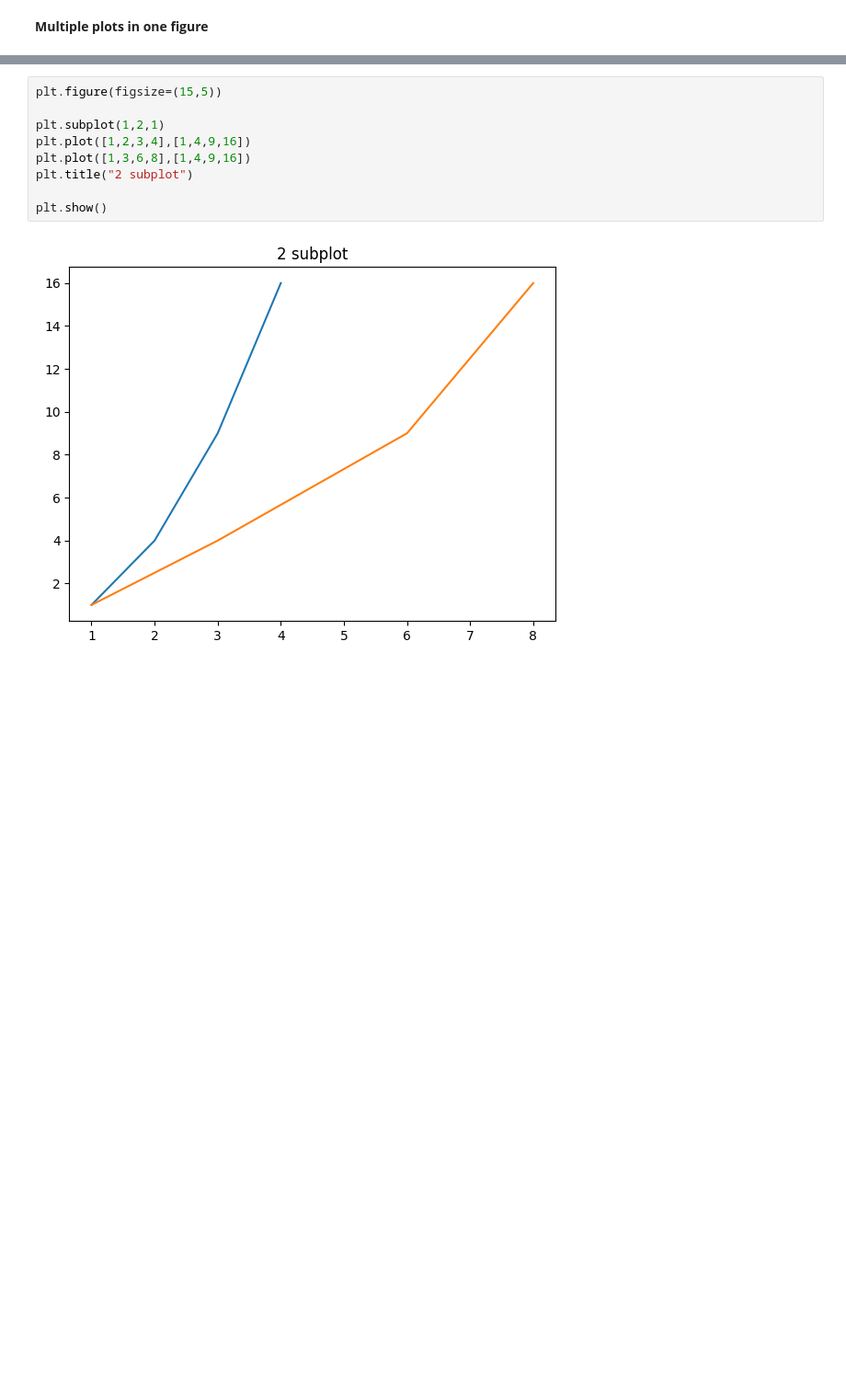
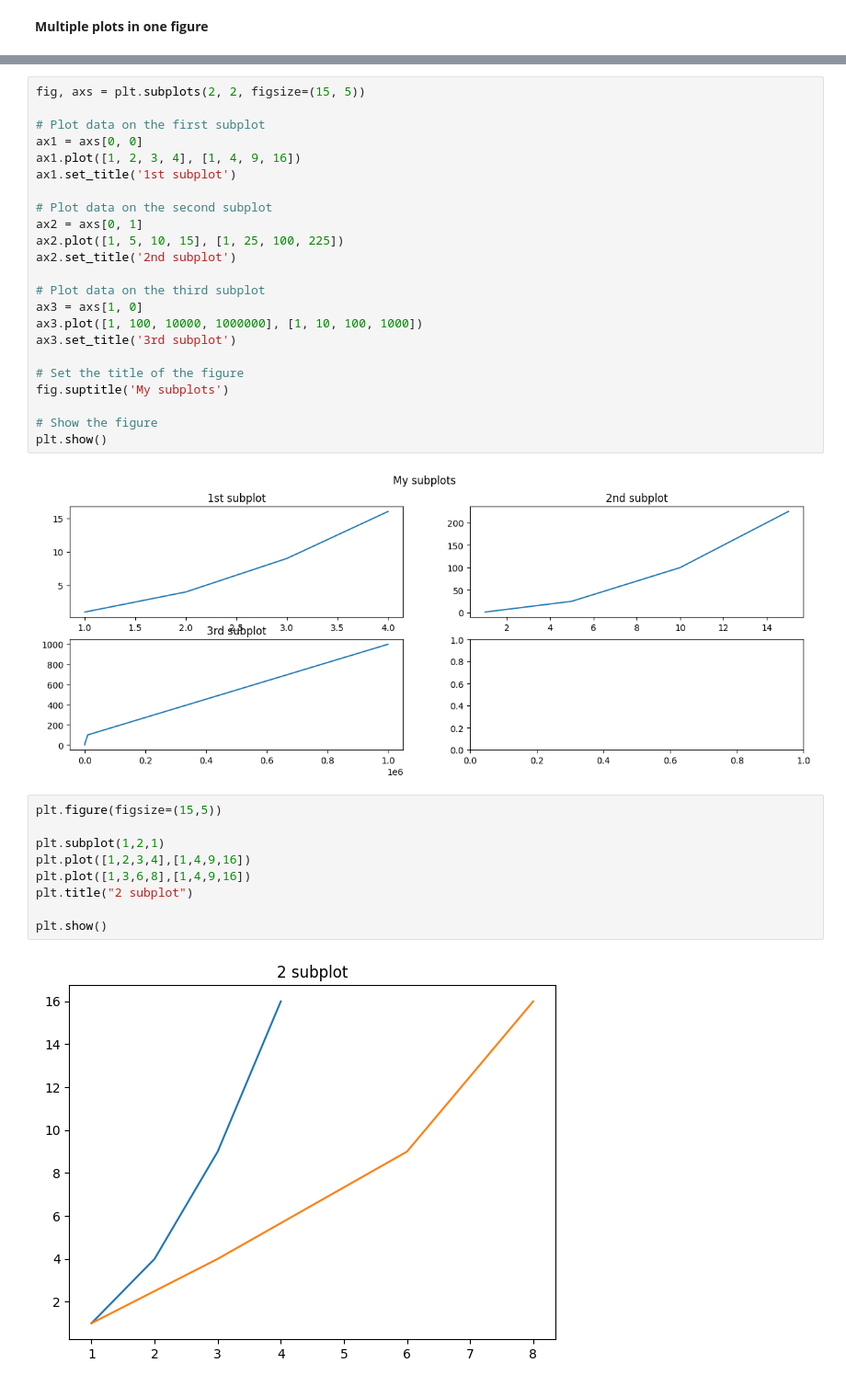
Before and after one commit to CIA66/23001042-15-ACIA-project-gold, a Jupyter notebook: CH3/CH3TP2_matplotlib.ipynb, the cells around one changed output, grey strips where cells are left out. Shown at 92% size. Saved outputs shown, nothing was run; the diff lists cells and outputs as text; blank space fills up the shorter version.

```diff
--- a/CH3/CH3TP2_matplotlib.ipynb
+++ b/CH3/CH3TP2_matplotlib.ipynb
@@ -66,6 +66,31 @@ plt.suptitle("My sub-plots")
 plt.show()
 # %% [output]
 [figure]
+# %%
+fig, axs = plt.subplots(2, 2, figsize=(15, 5))
+
+# Plot data on the first subplot
+ax1 = axs[0, 0]
+ax1.plot([1, 2, 3, 4], [1, 4, 9, 16])
+ax1.set_title('1st subplot')
+
+# Plot data on the second subplot
+ax2 = axs[0, 1]
+ax2.plot([1, 5, 10, 15], [1, 25, 100, 225])
+ax2.set_title('2nd subplot')
+
+# Plot data on the third subplot
+ax3 = axs[1, 0]
+ax3.plot([1, 100, 10000, 1000000], [1, 10, 100, 1000])
+ax3.set_title('3rd subplot')
+
+# Set the title of the figure
+fig.suptitle('My subplots')
+
+# Show the figure
+plt.show()
+# %% [output]
+[figure, added]
 # %%
 plt.figure(figsize=(15,5))
 
```
Also changed, not shown: parts of 11 cells of this notebook, 14 other files.
